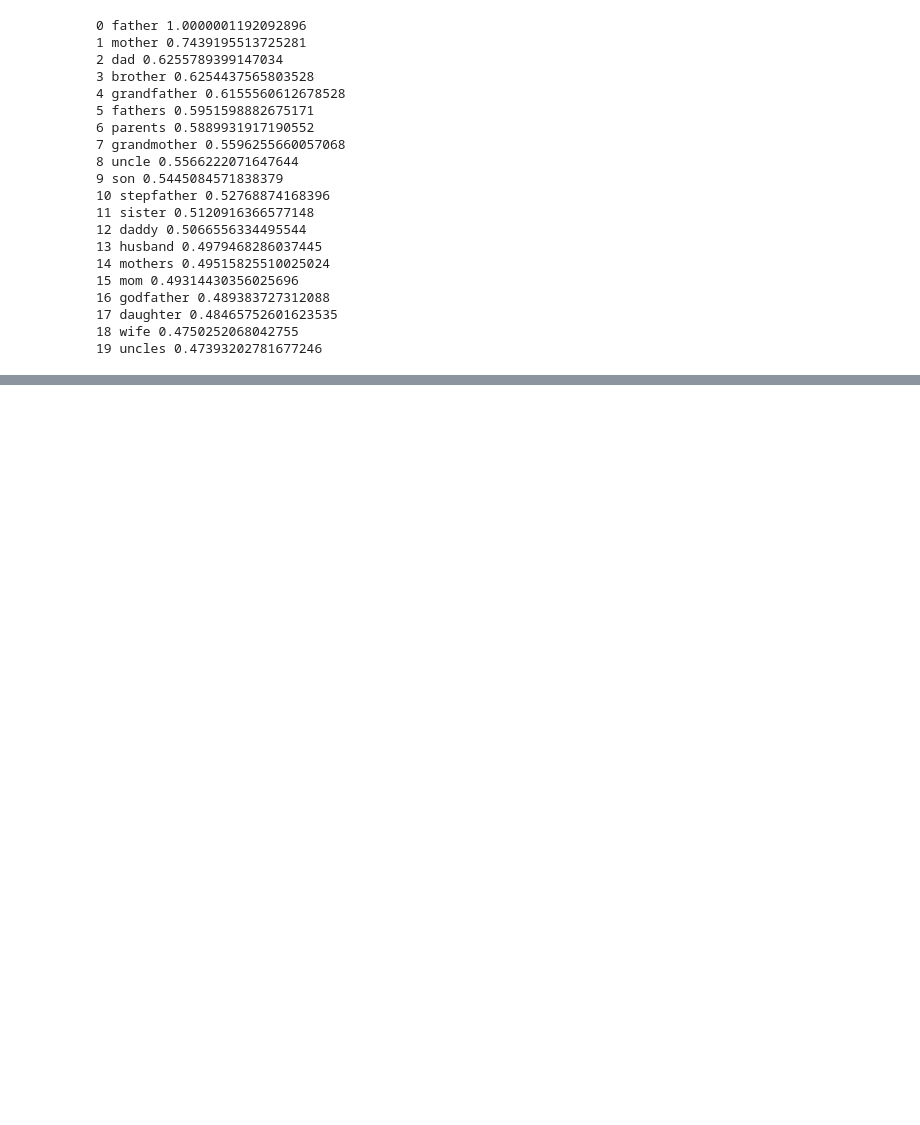
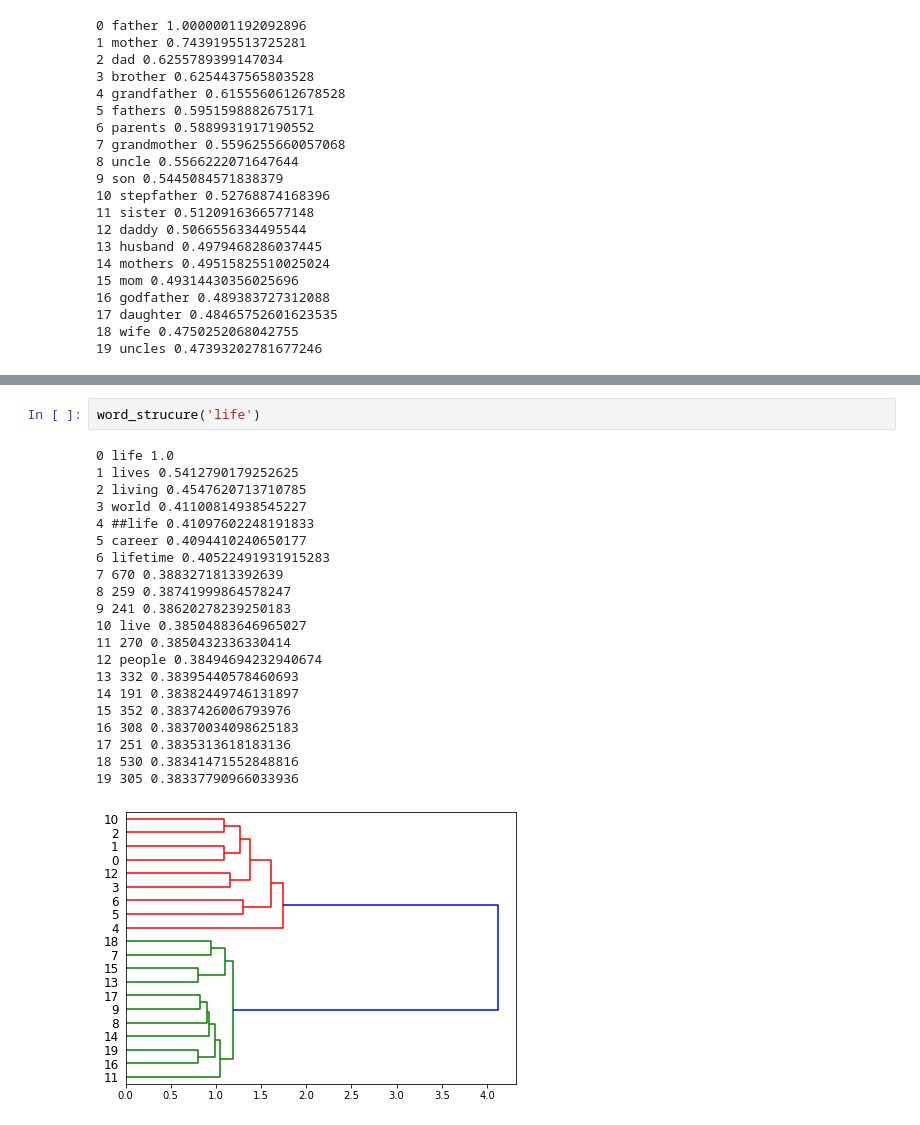
Before and after one commit to amaeda1967/Training, a Jupyter notebook: BERT_trial.ipynb, the cells around one changed output, grey strips where cells are left out. Saved outputs shown, nothing was run; the diff lists cells and outputs as text; blank space fills up the shorter version.

```diff
--- a/BERT_trial.ipynb
+++ b/BERT_trial.ipynb
@@ -362,0 +210,24 @@ king =
+# %%
+word_strucure('life')
+# %% [output]
+0 life 1.0
+1 lives 0.5412790179252625
+2 living 0.4547620713710785
+3 world 0.41100814938545227
+4 ##life 0.41097602248191833
+5 career 0.4094410240650177
+6 lifetime 0.40522491931915283
+7 670 0.3883271813392639
+8 259 0.38741999864578247
+9 241 0.38620278239250183
+10 live 0.38504883646965027
+11 270 0.3850432336330414
+12 people 0.38494694232940674
+13 332 0.38395440578460693
+14 191 0.38382449746131897
+15 352 0.3837426006793976
+16 308 0.38370034098625183
+17 251 0.3835313618183136
+18 530 0.38341471552848816
+19 305 0.38337790966033936
+[figure, added]
```
Also changed, not shown: parts of 45 cells of this notebook.
